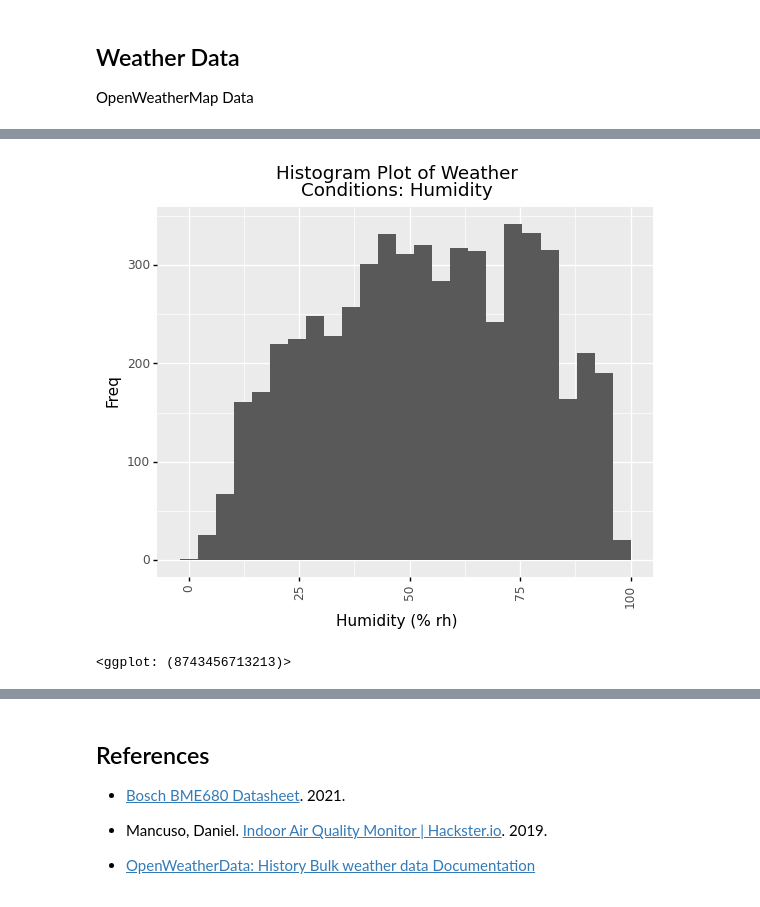
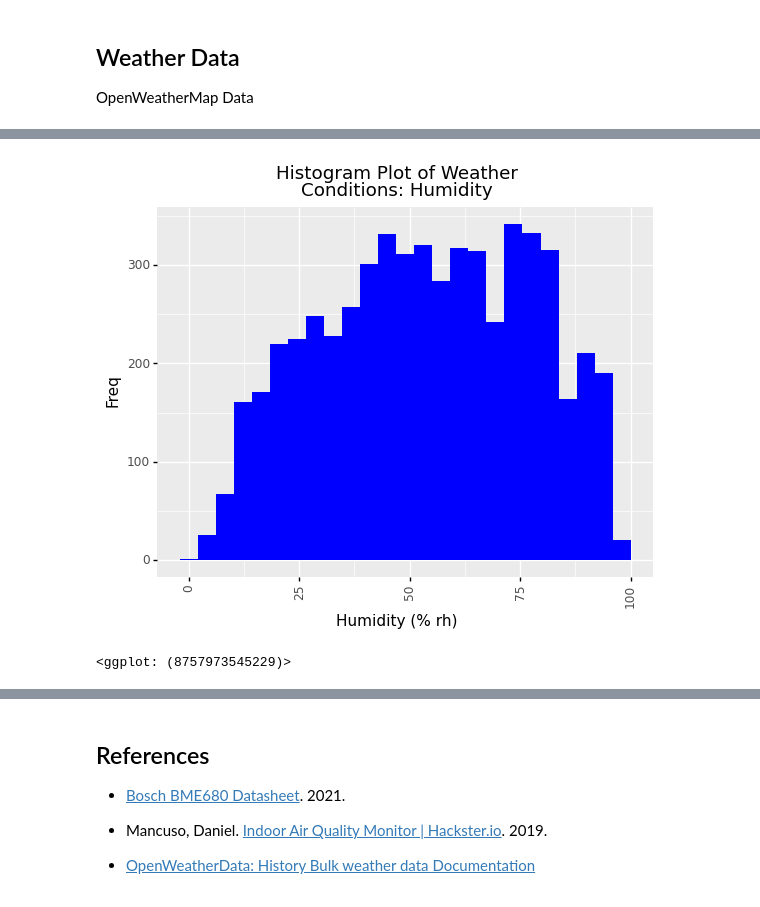
Before and after one commit to philwebsurfer/dlfinal, a Jupyter notebook: paper01_eda.ipynb, the cells around one changed output, grey strips where cells are left out. Cells and saved outputs as stored; diff of their text form; code cells hidden in the pictures.

```diff
--- a/paper01_eda.ipynb
+++ b/paper01_eda.ipynb
@@ -627,16 +639,16 @@ Wall time: 1.29 s
 # %%
 (
   ggplot(weather) +
-  geom_histogram(aes(x="humidity"),
-             show_legend=False) +
+  geom_histogram(aes(x="humidity", colour="humidity"),
+             show_legend=False, fill="blue", bins=25) +
   theme(axis_text_x=element_text(rotation=90)) +
   labs(x="Humidity (% rh)", y="Freq",
        title="Histogram Plot of Weather\n" +
        "Conditions: Humidity")
 )
 # %% [output]
-[figure, old version]
+[figure, new version]
-<ggplot: (8743456713213)>
+<ggplot: (8757973545229)>
 # %%
 (
   ggplot(weather) +
```
Also changed, not shown: parts of 31 cells of this notebook, 3 other files.
